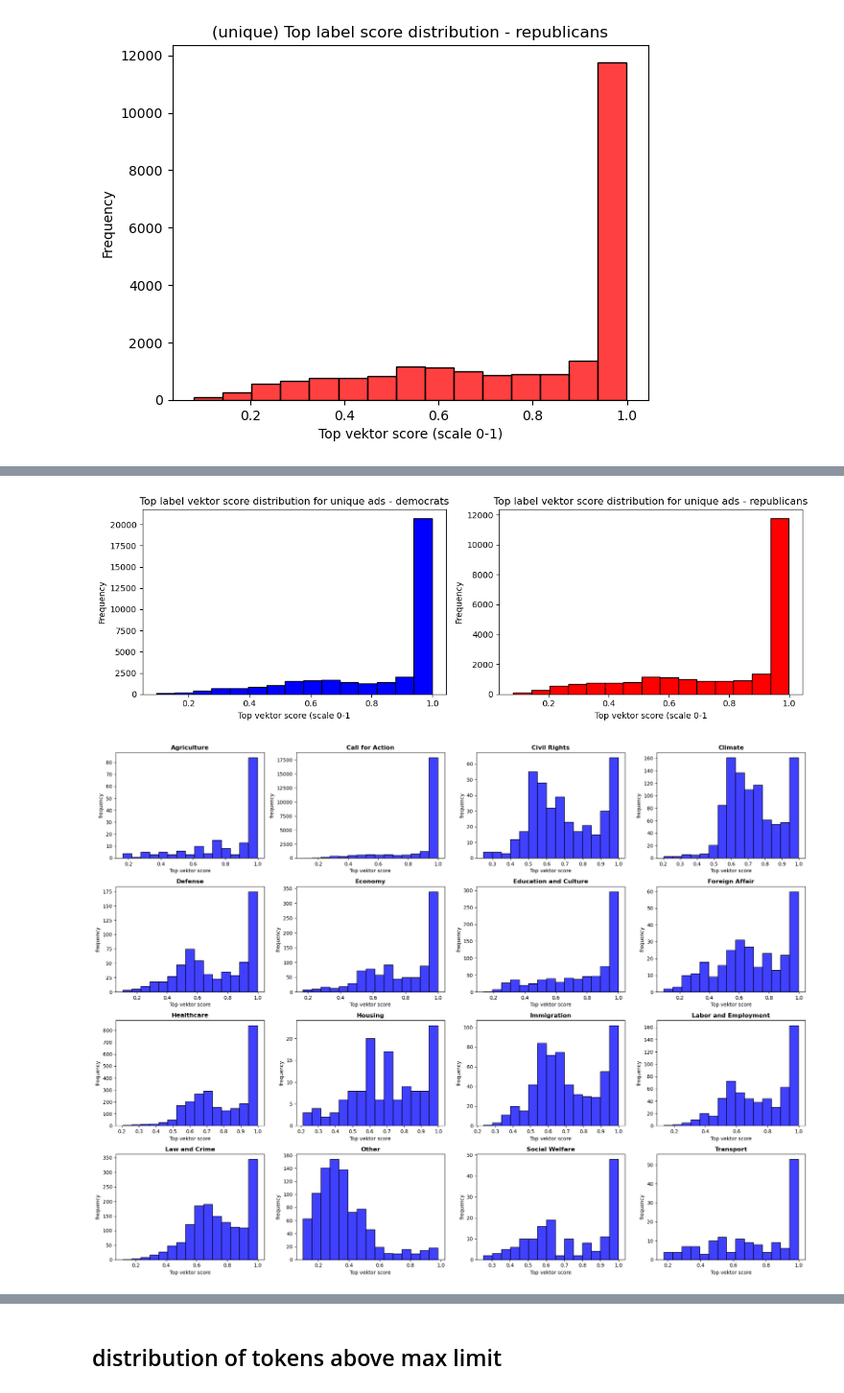
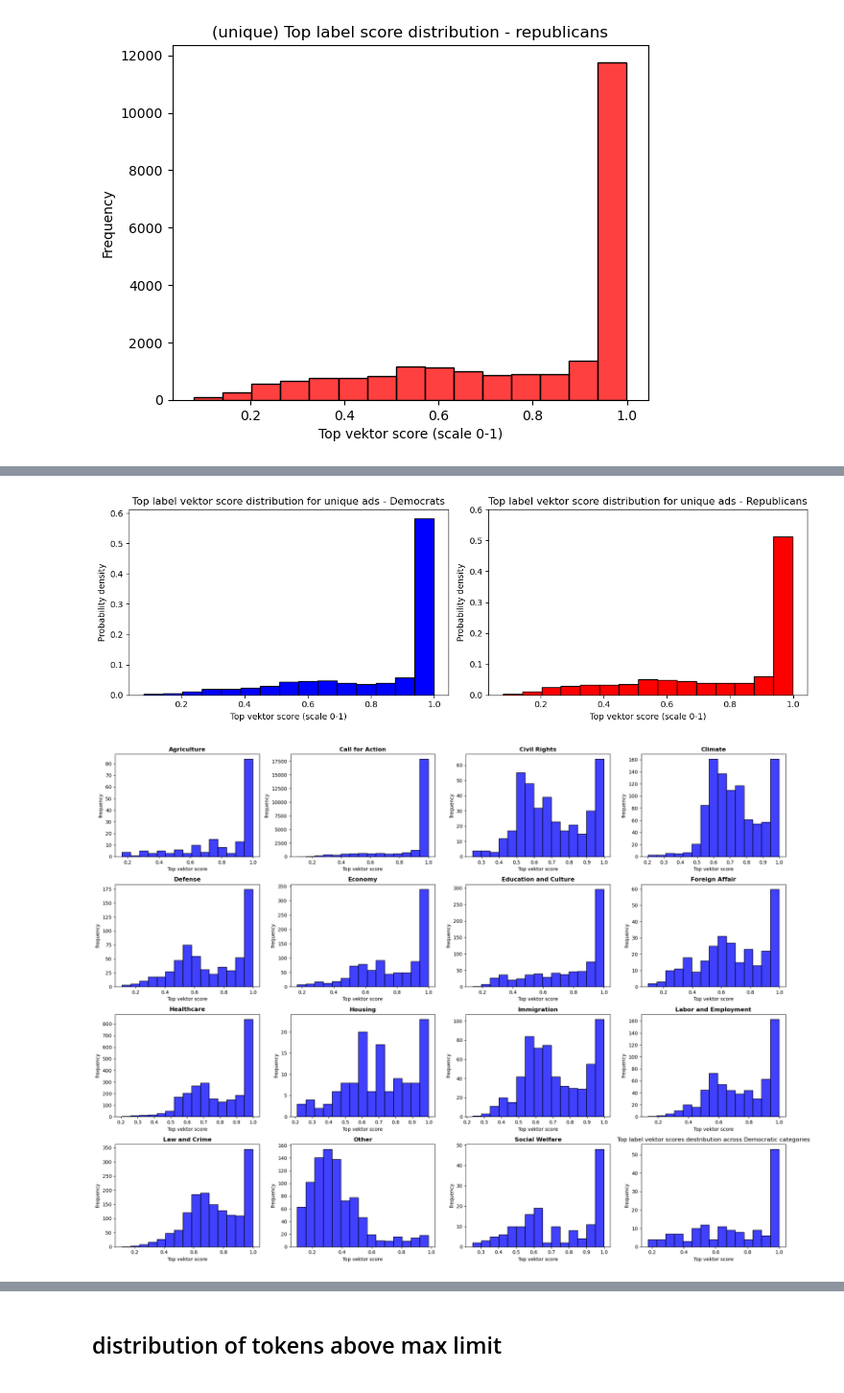
Before and after one commit to sofiepalmus/Thesis, a Jupyter notebook: DeBERTa_visuals.ipynb, the cells around one changed output, grey strips where cells are left out. Shown at 96% size. Saved outputs shown, nothing was run; the diff lists cells and outputs as text; code cells hidden in the pictures.

```diff
--- a/DeBERTa_visuals.ipynb
+++ b/DeBERTa_visuals.ipynb
@@ -7,7 +6,7 @@ import numpy as np
 # %% [markdown]
 ## visuals + stats of top labels
 # %%
-data = pd.read_csv("mandagsmagi.csv")
+data = pd.read_csv("csv files/labeled_ads.csv", index_col=0)
 
 # sort away duplicate ad texts coming from the same politician -> 58.574
 data_un = data.drop_duplicates(subset=["ad_creative_body", "page_id"])
@@ -347,46 +353,62 @@ plt.ylim(0, 0.6)
 # %%
 fig, axes = plt.subplots(nrows=1, ncols=2, figsize=(12, 4))
 
-axes[0].hist(label_D["top_score"], bins=15, color="blue", edgecolor='black')
-axes[0].set_title("Top label vektor score distribution for unique ads - democrats")
-axes[0].set_ylabel("Frequency")
-axes[0].set_xlabel("Top vektor score (scale 0-1")
+# Democrats plot
+axes[0].bar(
+    bins[:-1],
+    normalized_counts_d,
+    width=np.diff(bins),
+    color="blue",
+    edgecolor="black",
+    align="edge",
+)
+axes[0].set_title("Top label vektor score distribution for unique ads - Democrats")
+axes[0].set_ylabel("Probability density")
+axes[0].set_xlabel("Top vektor score (scale 0-1)")
 
-axes[1].hist(label_R["top_score"], bins=15, color="red", edgecolor='black')
-axes[1].set_title("Top label vektor score distribution for unique ads - republicans")
-axes[1].set_ylabel("Frequency")
-axes[1].set_xlabel("Top vektor score (scale 0-1")
-#axes[1].set_ylim(0, 20000)
+# Republicans plot
+axes[1].bar(
+    bins[:-1],
+    normalized_counts_r,
+    width=np.diff(bins),
+    color="red",
+    edgecolor="black",
+    align="edge",
+)
+axes[1].set_title("Top label vektor score distribution for unique ads - Republicans")
+axes[1].set_ylabel("Probability density")
+axes[1].set_xlabel("Top vektor score (scale 0-1)")
+axes[1].set_ylim(0, 0.6)
 
 plt.tight_layout()
 plt.show()
 # %% [output]
-[figure, old version]
+[figure, new version]
 # %%
 ###### Democrats
 
 fig, axs = plt.subplots(4, 4, figsize=(20, 15))
-# axs = axs.flatten()
+axs = axs.flatten()
 
 sorted_labels = sorted(label_D["top_label"].unique())
 
 for x, category in enumerate(sorted_labels):
     sns.histplot(
         data=label_D[label_D["top_label"] == category],
         x="top_score",
         ax=axs[x],
         bins=15,
         color='blue',
         fill=True,
     )
     axs[x].set_title(f"{category}", weight="bold")
     axs[x].set_xlabel("Top vektor score")
     axs[x].set_ylabel("frequency")
-
+plt.title("Top label vektor scores destribution across Democratic categories")
 plt.tight_layout()
 plt.show()
 # %% [output]
-[figure, old version]
+[figure, new version]
 # %%
 ###### Republicans
 
```
Also changed, not shown: parts of 11 cells of this notebook, 1 other file.
